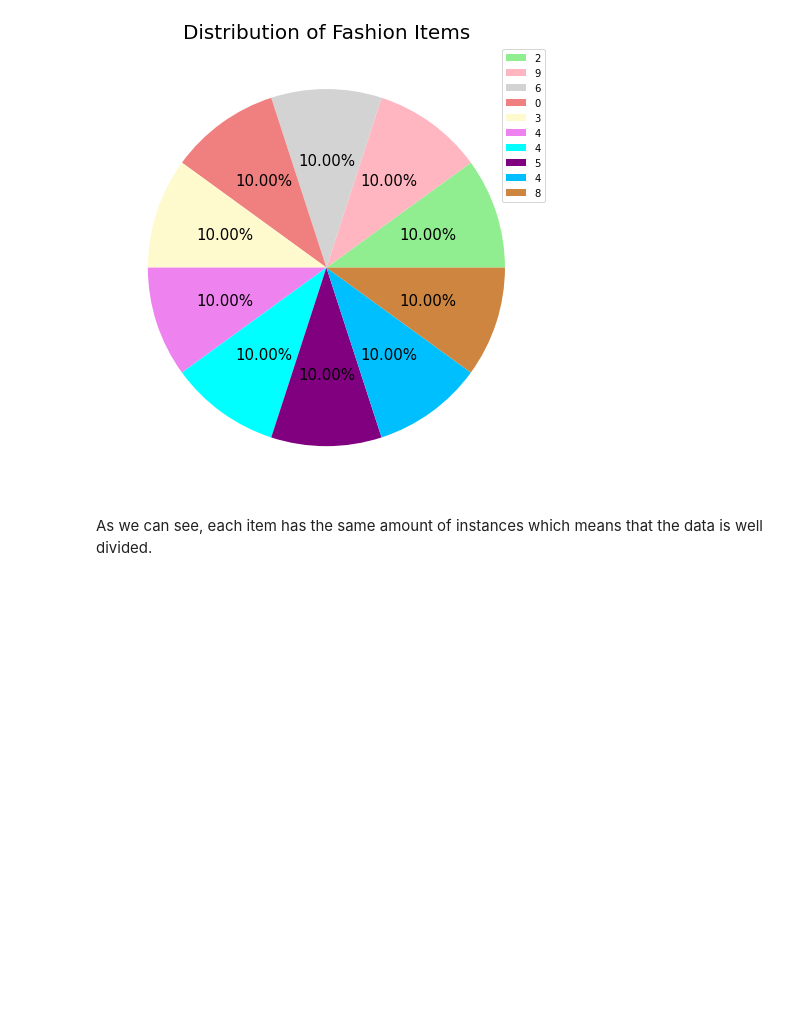
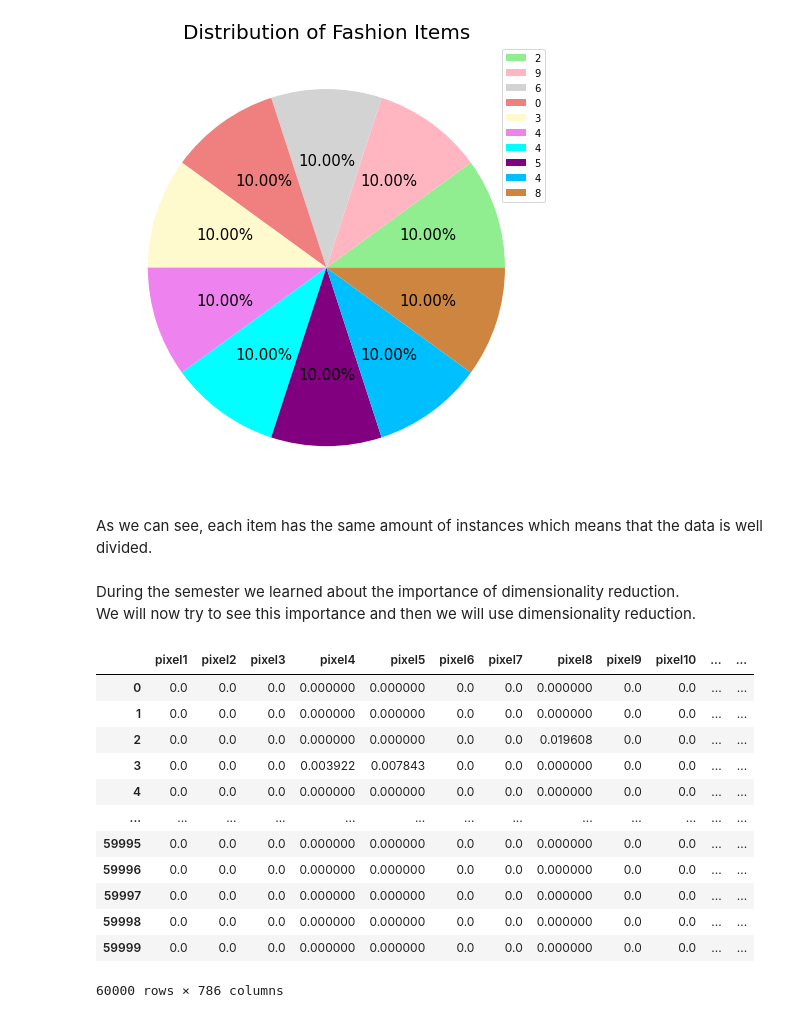
Before and after one commit to Esther-Bi/Data-Simulation-Semester-B-2021-Final-Project, a Jupyter notebook: Notebook 2 - FMNIST.ipynb, the cells around one changed output. Drawn from its saved outputs; the diff is of its cells as text; code cells hidden in the pictures; blank space fills up the shorter version.

```diff
--- a/Notebook 2 - FMNIST.ipynb
+++ b/Notebook 2 - FMNIST.ipynb
@@ -73,3 +81,61 @@ plt.show()
 [figure]
 # %% [markdown]
 As we can see, each item has the same amount of instances which means that the data is well divided.
+# %% [markdown]
+During the semester we learned about the importance of dimensionality reduction.<br> We will now try to see this importance and then we will use dimensionality reduction.
+# %%
+# Give multiple pixel columns one name: features
+features = ['pixel' + str(i+1) for i in range(input_data.shape[1]) ]
+# Create a new DataFrame df
+pca_df = pd.DataFrame(input_data, columns=features)
+# Add an additional column 'y', identical with label values in data
+pca_df['label'] = target['label']
+
+# Create an empty list which will save all meaningful labels
+results = []
+# Loop through all label
+for i in range(pca_df.shape[0]):
+    # Extract the label for comparison
+    if pca_df['label'][i] == 0:
+        # Save meaningful label to the results
+        results.append('T-shirt/top')
+    # Following the same code pattern as the one above
+    elif pca_df['label'][i] == 1:
+        results.append('Trouser')
+    elif pca_df['label'][i] == 2:
+        results.append('Pullover')
+    elif pca_df['label'][i] == 3:
+        results.append('Dress')
+    elif pca_df['label'][i] == 4:
+        results.append('Coat')
+    elif pca_df['label'][i] == 5:
+        results.append('Sandal')
+    elif pca_df['label'][i] == 6:
+        results.append('Shirt')
+    elif pca_df['label'][i] == 7:
+        results.append('Sneaker')
+    elif pca_df['label'][i] == 8:
+        results.append('Bag')
+    elif pca_df['label'][i] == 9:
+        results.append('Ankle boot')
+    else:
+        print("The dataset contains an unexpected label {}".format(pca_df['label'][i]))
+
+# Create a new column named result which has all meaningful results
+pca_df['result'] = results
+# %%
+pca_df
+# %% [output]
+|  | pixel1 | pixel2 | pixel3 | pixel4 | pixel5 | pixel6 | pixel7 | pixel8 | pixel9 | pixel10 | ... | ... |
+| 0 | 0.0 | 0.0 | 0.0 | 0.000000 | 0.000000 | 0.0 | 0.0 | 0.000000 | 0.0 | 0.0 | ... | ... |
+| 1 | 0.0 | 0.0 | 0.0 | 0.000000 | 0.000000 | 0.0 | 0.0 | 0.000000 | 0.0 | 0.0 | ... | ... |
+| 2 | 0.0 | 0.0 | 0.0 | 0.000000 | 0.000000 | 0.0 | 0.0 | 0.019608 | 0.0 | 0.0 | ... | ... |
+| 3 | 0.0 | 0.0 | 0.0 | 0.003922 | 0.007843 | 0.0 | 0.0 | 0.000000 | 0.0 | 0.0 | ... | ... |
+| 4 | 0.0 | 0.0 | 0.0 | 0.000000 | 0.000000 | 0.0 | 0.0 | 0.000000 | 0.0 | 0.0 | ... | ... |
+| ... | ... | ... | ... | ... | ... | ... | ... | ... | ... | ... | ... | ... |
+| 59995 | 0.0 | 0.0 | 0.0 | 0.000000 | 0.000000 | 0.0 | 0.0 | 0.000000 | 0.0 | 0.0 | ... | ... |
+| 59996 | 0.0 | 0.0 | 0.0 | 0.000000 | 0.000000 | 0.0 | 0.0 | 0.000000 | 0.0 | 0.0 | ... | ... |
+| 59997 | 0.0 | 0.0 | 0.0 | 0.000000 | 0.000000 | 0.0 | 0.0 | 0.000000 | 0.0 | 0.0 | ... | ... |
+| 59998 | 0.0 | 0.0 | 0.0 | 0.000000 | 0.000000 | 0.0 | 0.0 | 0.000000 | 0.0 | 0.0 | ... | ... |
+| 59999 | 0.0 | 0.0 | 0.0 | 0.000000 | 0.000000 | 0.0 | 0.0 | 0.000000 | 0.0 | 0.0 | ... | ... |
+60000 rows × 786 columns
```
Also changed, not shown: parts of 6 cells of this notebook.
